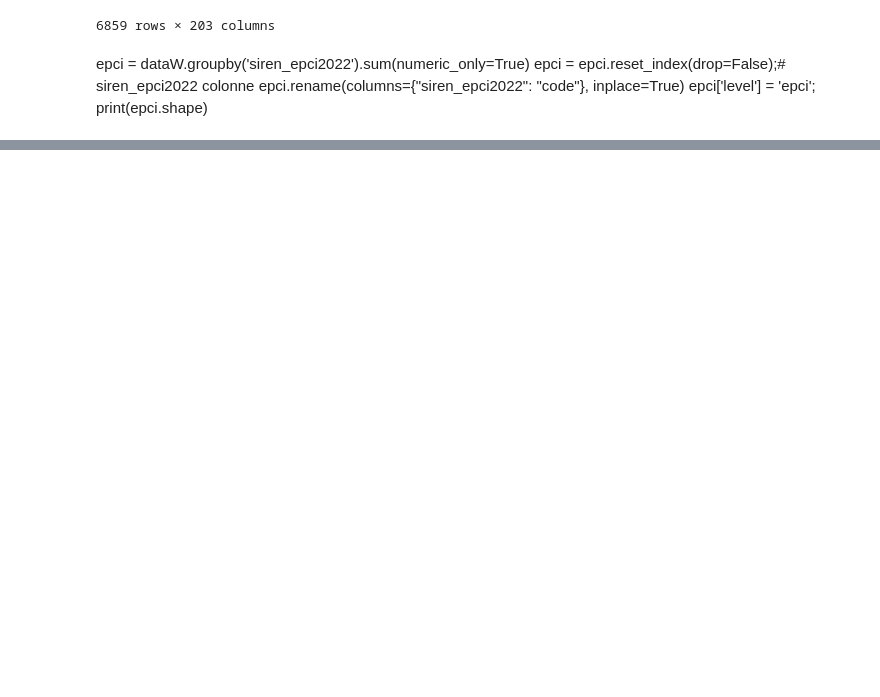
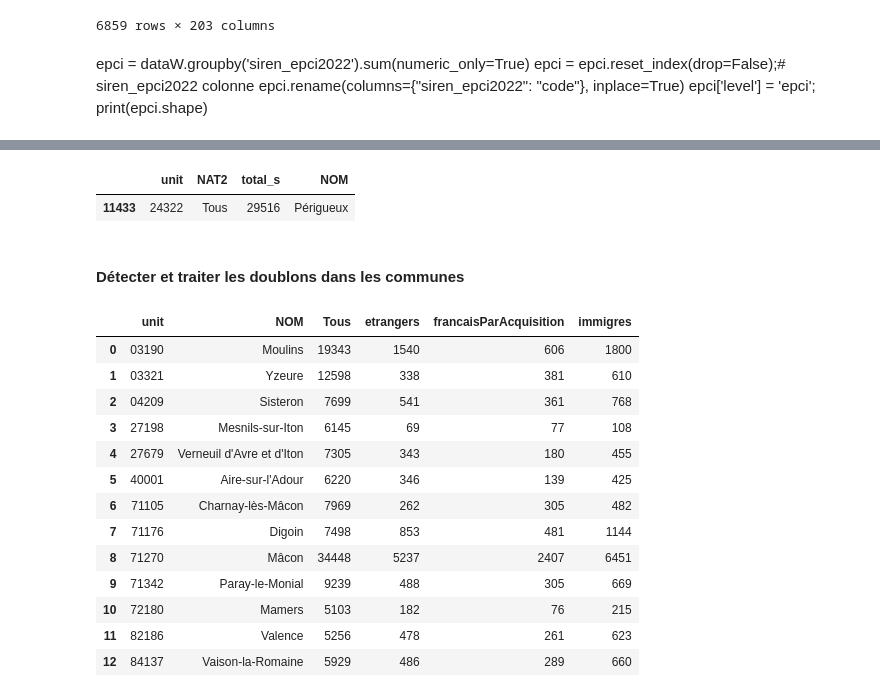
Before and after one commit to cplumejeaud/innatio, a Jupyter notebook: database/preparation_data.ipynb, the cells around one changed output, grey strips where cells are left out. Drawn from its saved outputs; the diff is of its cells as text; code cells hidden in the pictures; blank space fills up the shorter version.

```diff
--- a/database/preparation_data.ipynb
+++ b/database/preparation_data.ipynb
@@ -2240,0 +2427,7 @@ print(epci.shape)
+# %%
+demographie_etrangers.query("NAT2=='Tous'")[demographie_etrangers.unit == '24322']
+# %% [output]
+|  | unit | NAT2 | total_s | NOM |
+| 11433 | 24322 | Tous | 29516 | Périgueux |
+# %% [markdown]
+#### Détecter et traiter les doublons dans les communes
@@ -2240,0 +2460,22 @@ print(epci.shape)
+# %%
+test = demographie_etrangers.query("NAT2 in @nationalites_speciales and unit in @doublons_COM").pivot_table(index=['unit', 'NOM'], columns='NAT2', values='total_s',aggfunc="max")
+test.rename_axis(columns=None, inplace=True)
+test.reset_index(inplace=True)
+test
+
+#test.to_csv('bilan_communes_doublons.csv', index=False, sep=';', encoding='latin1')
+# %% [output]
+|  | unit | NOM | Tous | etrangers | francaisParAcquisition | immigres |
+| 0 | 03190 | Moulins | 19343 | 1540 | 606 | 1800 |
+| 1 | 03321 | Yzeure | 12598 | 338 | 381 | 610 |
+| 2 | 04209 | Sisteron | 7699 | 541 | 361 | 768 |
+| 3 | 27198 | Mesnils-sur-Iton | 6145 | 69 | 77 | 108 |
+| 4 | 27679 | Verneuil d'Avre et d'Iton | 7305 | 343 | 180 | 455 |
+| 5 | 40001 | Aire-sur-l'Adour | 6220 | 346 | 139 | 425 |
+| 6 | 71105 | Charnay-lès-Mâcon | 7969 | 262 | 305 | 482 |
+| 7 | 71176 | Digoin | 7498 | 853 | 481 | 1144 |
+| 8 | 71270 | Mâcon | 34448 | 5237 | 2407 | 6451 |
+| 9 | 71342 | Paray-le-Monial | 9239 | 488 | 305 | 669 |
+| 10 | 72180 | Mamers | 5103 | 182 | 76 | 215 |
+| 11 | 82186 | Valence | 5256 | 478 | 261 | 623 |
+| 12 | 84137 | Vaison-la-Romaine | 5929 | 486 | 289 | 660 |
```
Also changed, not shown: parts of 45 cells of this notebook, 2 other files.
